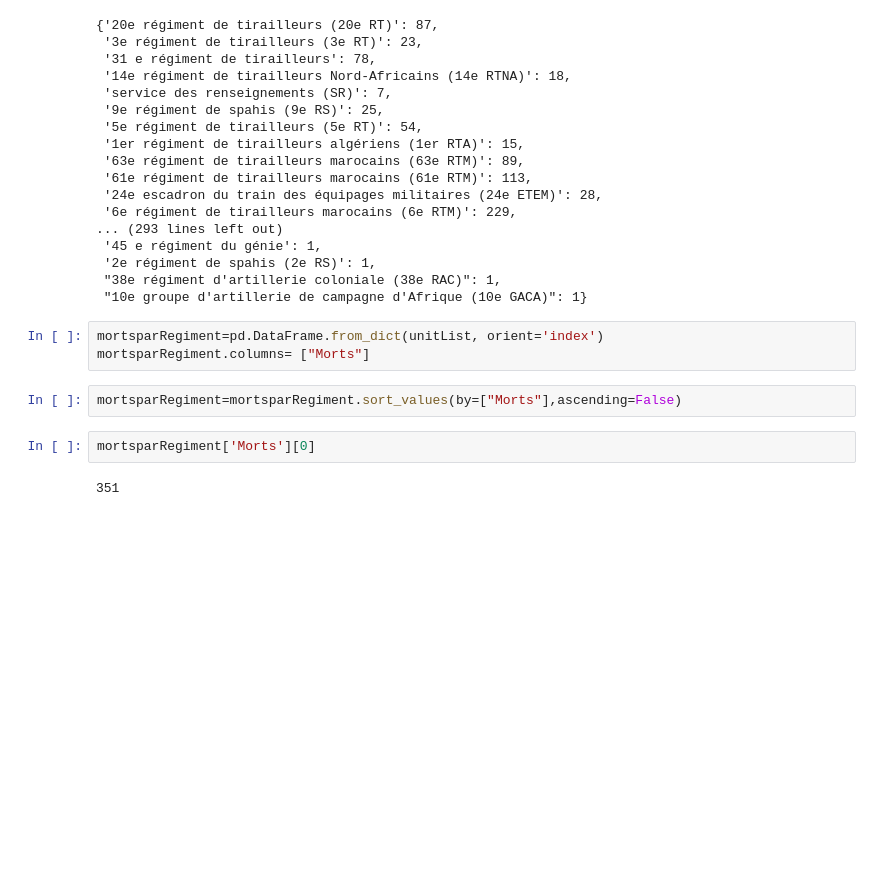
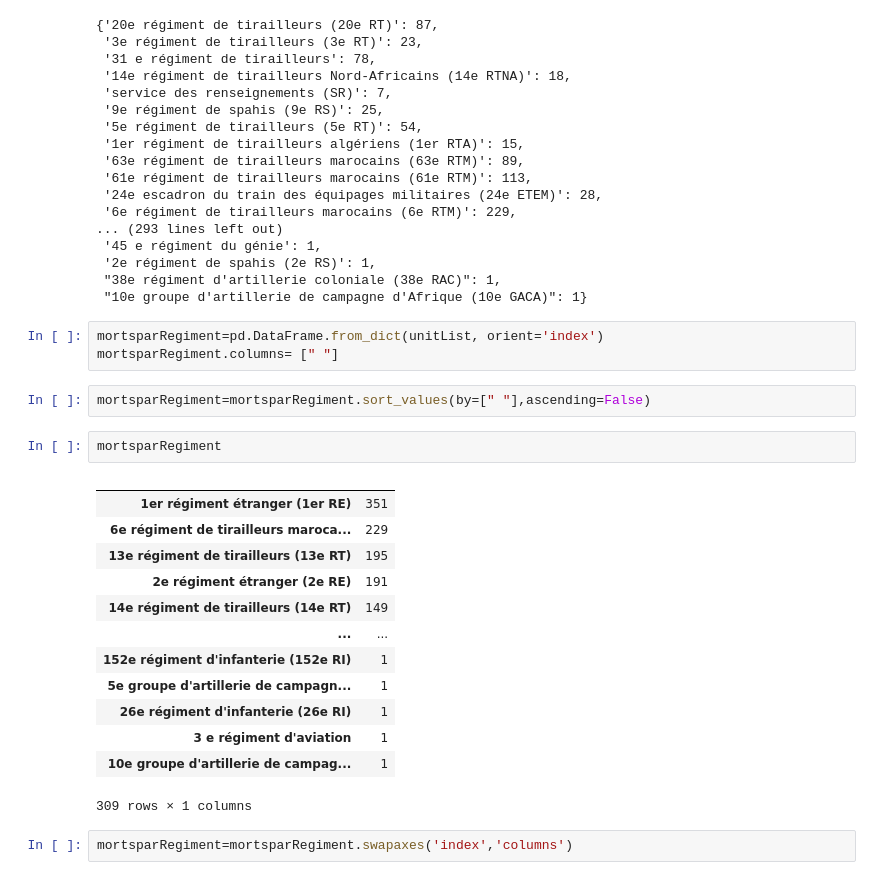
Before and after one commit to the0phil3/projetMemoire, a Jupyter notebook: dbManip.ipynb, the cells around one changed output. Cells and saved outputs as stored; diff of their text form; blank space fills up the shorter version.

```diff
--- a/dbManip.ipynb
+++ b/dbManip.ipynb
@@ -93,10 +93,24 @@ unitList
  "10e groupe d'artillerie de campagne d'Afrique (10e GACA)": 1}
 # %%
 mortsparRegiment=pd.DataFrame.from_dict(unitList, orient='index')
-mortsparRegiment.columns= ["Morts"]
+mortsparRegiment.columns= [" "]
 # %%
-mortsparRegiment=mortsparRegiment.sort_values(by=["Morts"],ascending=False)
+mortsparRegiment=mortsparRegiment.sort_values(by=[" "],ascending=False)
+# %%
+mortsparRegiment
+# %% [output]
+|  |  |
+| 1er régiment étranger (1er RE) | 351 |
+| 6e régiment de tirailleurs maroca... | 229 |
+| 13e régiment de tirailleurs (13e RT) | 195 |
+| 2e régiment étranger (2e RE) | 191 |
+| 14e régiment de tirailleurs (14e RT) | 149 |
+| ... | ... |
+| 152e régiment d'infanterie (152e RI) | 1 |
+| 5e groupe d'artillerie de campagn... | 1 |
+| 26e régiment d'infanterie (26e RI) | 1 |
+| 3 e régiment d'aviation | 1 |
+| 10e groupe d'artillerie de campag... | 1 |
+309 rows × 1 columns
 # %%
-mortsparRegiment['Morts'][0]
+mortsparRegiment=mortsparRegiment.swapaxes('index','columns')
-# %% [output]
-351
```
Also changed, not shown: parts of 3 cells of this notebook, 1 other file.
